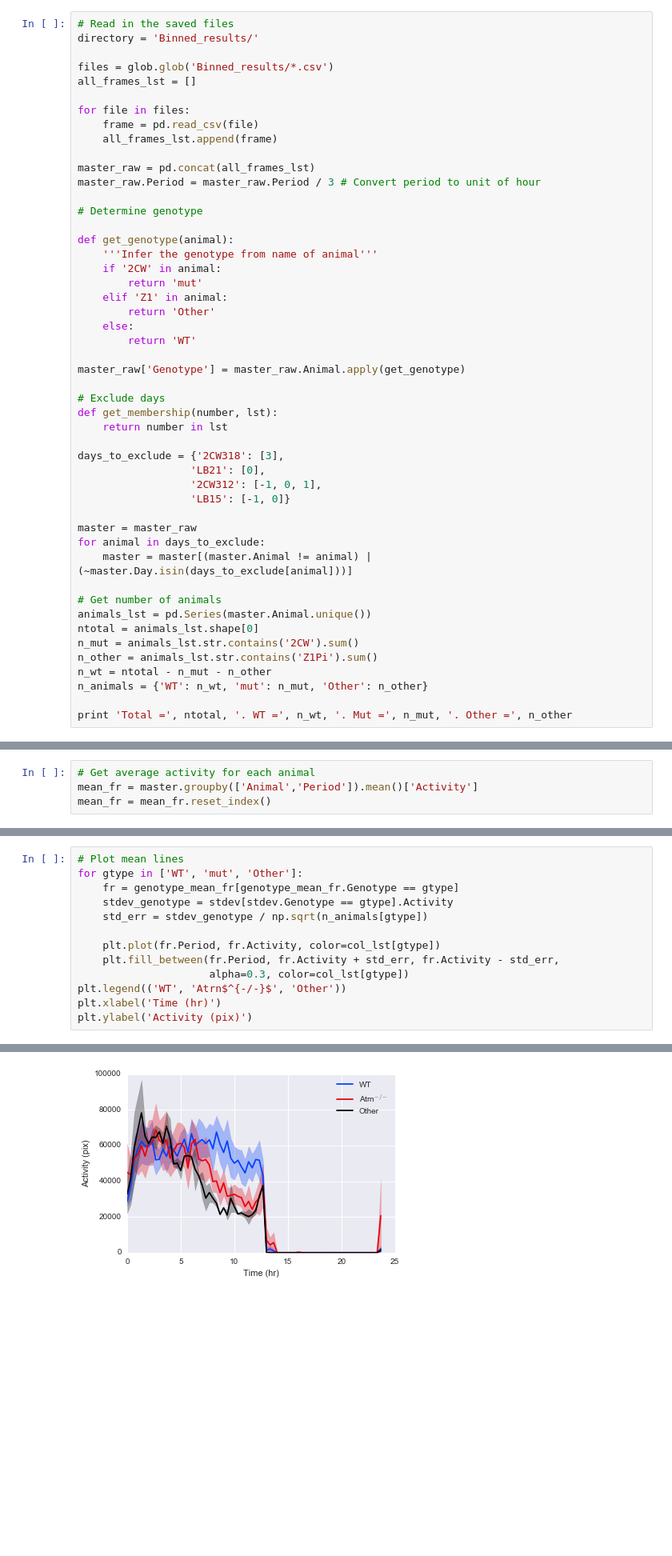
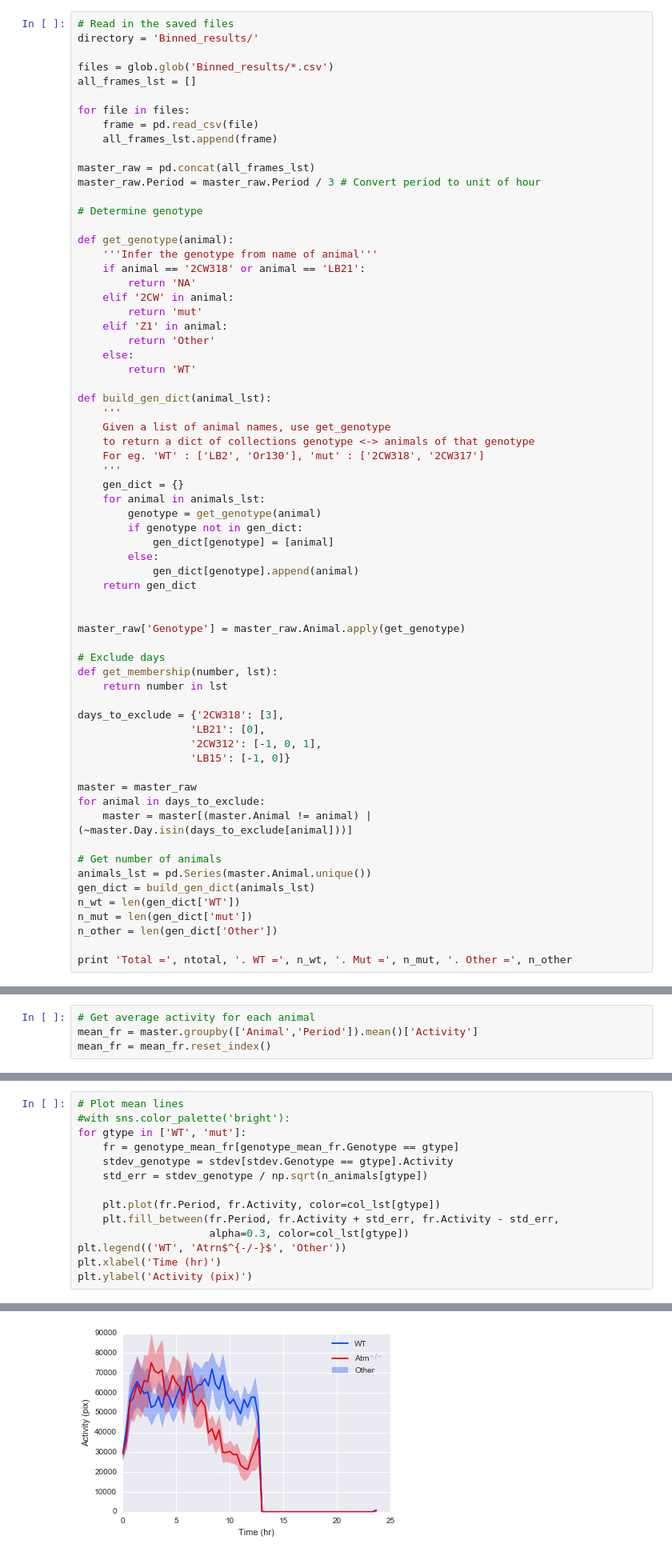
Before and after one commit to lmn93beo/Finch_Movement, a Jupyter notebook: Finch_Movement_Batch_Analysis.ipynb, the cells around one changed output, grey strips where cells are left out. Shown at 80% size. Drawn from its saved outputs; the diff is of its cells as text; blank space fills up the shorter version.

```diff
--- a/Finch_Movement_Batch_Analysis.ipynb
+++ b/Finch_Movement_Batch_Analysis.ipynb
@@ -31,12 +27,30 @@ master_raw.Period = master_raw.Period / 3 # Convert period to unit of hour
 
 def get_genotype(animal):
     '''Infer the genotype from name of animal'''
-    if '2CW' in animal:
+    if animal == '2CW318' or animal == 'LB21':
+        return 'NA'
+    elif '2CW' in animal:
         return 'mut'
     elif 'Z1' in animal:
         return 'Other'
     else:
         return 'WT'
+
+def build_gen_dict(animal_lst):
+    '''
+    Given a list of animal names, use get_genotype
+    to return a dict of collections genotype <-> animals of that genotype
+    For eg. 'WT' : ['LB2', 'Or130'], 'mut' : ['2CW318', '2CW317']
+    '''
+    gen_dict = {}
+    for animal in animals_lst:
+        genotype = get_genotype(animal)
+        if genotype not in gen_dict:
+            gen_dict[genotype] = [animal]
+        else:
+            gen_dict[genotype].append(animal)
+    return gen_dict
+
 
 master_raw['Genotype'] = master_raw.Animal.apply(get_genotype)
 
@@ -55,11 +69,10 @@ for animal in days_to_exclude:
 
 # Get number of animals
 animals_lst = pd.Series(master.Animal.unique())
-ntotal = animals_lst.shape[0]
-n_mut = animals_lst.str.contains('2CW').sum()
-n_other = animals_lst.str.contains('Z1Pi').sum()
-n_wt = ntotal - n_mut - n_other
-n_animals = {'WT': n_wt, 'mut': n_mut, 'Other': n_other}
+gen_dict = build_gen_dict(animals_lst)
+n_wt = len(gen_dict['WT'])
+n_mut = len(gen_dict['mut'])
+n_other = len(gen_dict['Other'])
 
 print 'Total =', ntotal, '. WT =', n_wt, '. Mut =', n_mut, '. Other =', n_other
 # %% [output]
@@ -152,19 +131,20 @@ genotype_mean_fr
 # %%
 # Plot mean lines
-for gtype in ['WT', 'mut', 'Other']:
+#with sns.color_palette('bright'):
+for gtype in ['WT', 'mut']:
     fr = genotype_mean_fr[genotype_mean_fr.Genotype == gtype]
     stdev_genotype = stdev[stdev.Genotype == gtype].Activity
     std_err = stdev_genotype / np.sqrt(n_animals[gtype])
 
     plt.plot(fr.Period, fr.Activity, color=col_lst[gtype])
     plt.fill_between(fr.Period, fr.Activity + std_err, fr.Activity - std_err,
                      alpha=0.3, color=col_lst[gtype])
 plt.legend(('WT', 'Atrn$^{-/-}$', 'Other'))
 plt.xlabel('Time (hr)')
 plt.ylabel('Activity (pix)')
 # %% [output]
 <matplotlib.text.Text at 0x...>
-[figure, old version]
+[figure, new version]
 # %%
 def ind_animal_plot(master, name, exclude=[]):
     fr = master[(master.Animal == name) & (~master.Day.isin(exclude))]
```
Also changed, not shown: parts of 8 cells of this notebook.
